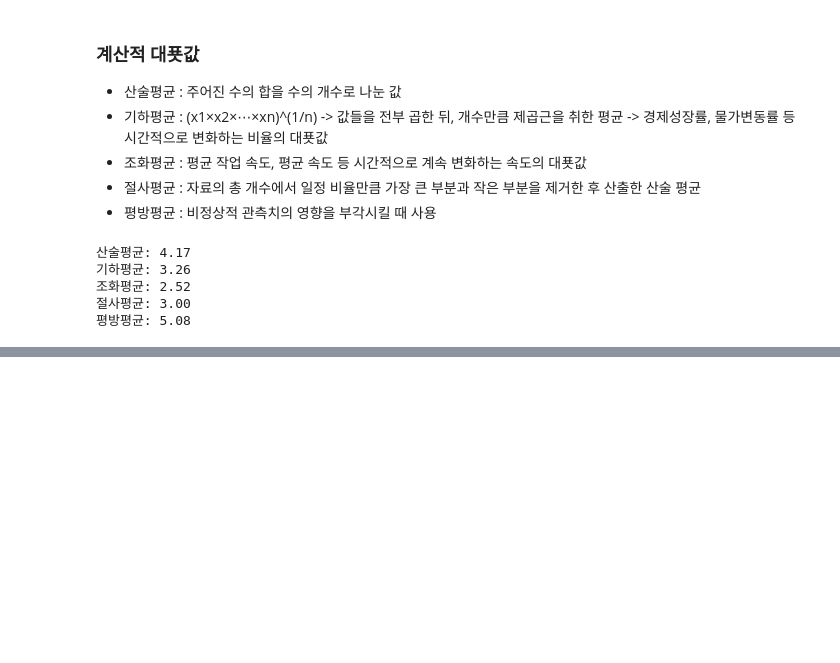
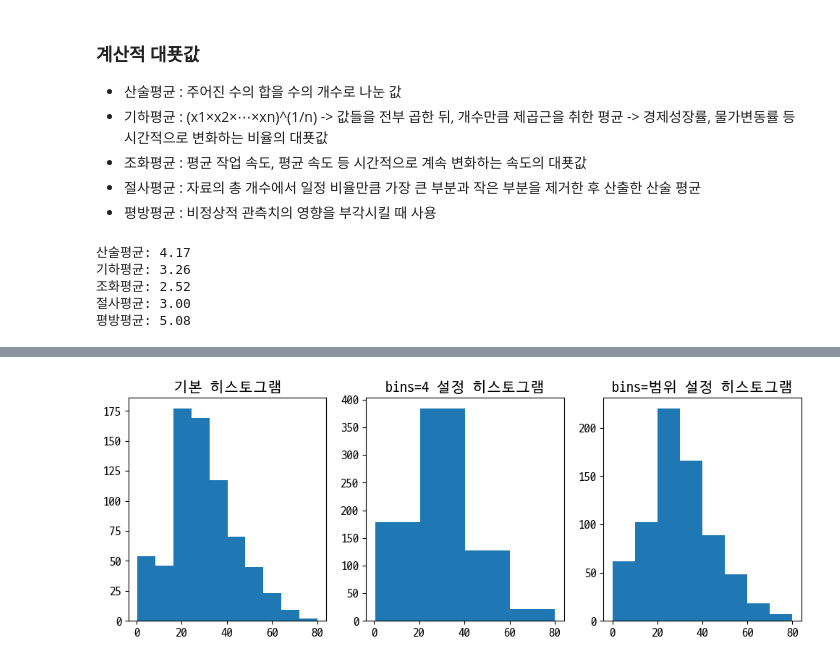
Before and after one commit to kkoldduck2/adp_practice, a Jupyter notebook: 2_EDA/1_EDA.ipynb, the cells around one changed output, grey strips where cells are left out. Cells and saved outputs as stored; diff of their text form; code cells hidden in the pictures; blank space fills up the shorter version.

```diff
--- a/2_EDA/1_EDA.ipynb
+++ b/2_EDA/1_EDA.ipynb
@@ -357,0 +430,13 @@ print("평방평균: {:.2f}".format(qm))
+# %%
+# 히스토그램 : 도수분포의 상태를 도수분포표의 계급과 도수를 이용하여 기둥 모양으로 나타낸 그래프
+# x축에는 연속형 변수의 계급을 표시하고, y축에는 빈도를 표시한다.
+fig, ax = plt.subplots(1, 3, figsize=(12, 4))
+ax[0].hist(titanic['Age'])
+ax[0].set_title("기본 히스토그램")
+ax[1].hist(titanic['Age'], bins=4)
+ax[1].set_title("bins=4 설정 히스토그램")
+ax[2].hist(titanic['Age'], bins=[i for i in range(0, 90, 10)])
+ax[2].set_title("bins=범위 설정 히스토그램")
+plt.show()
+# %% [output]
+[figure, added]
```
Also changed, not shown: parts of 17 cells of this notebook, 1 other file.
